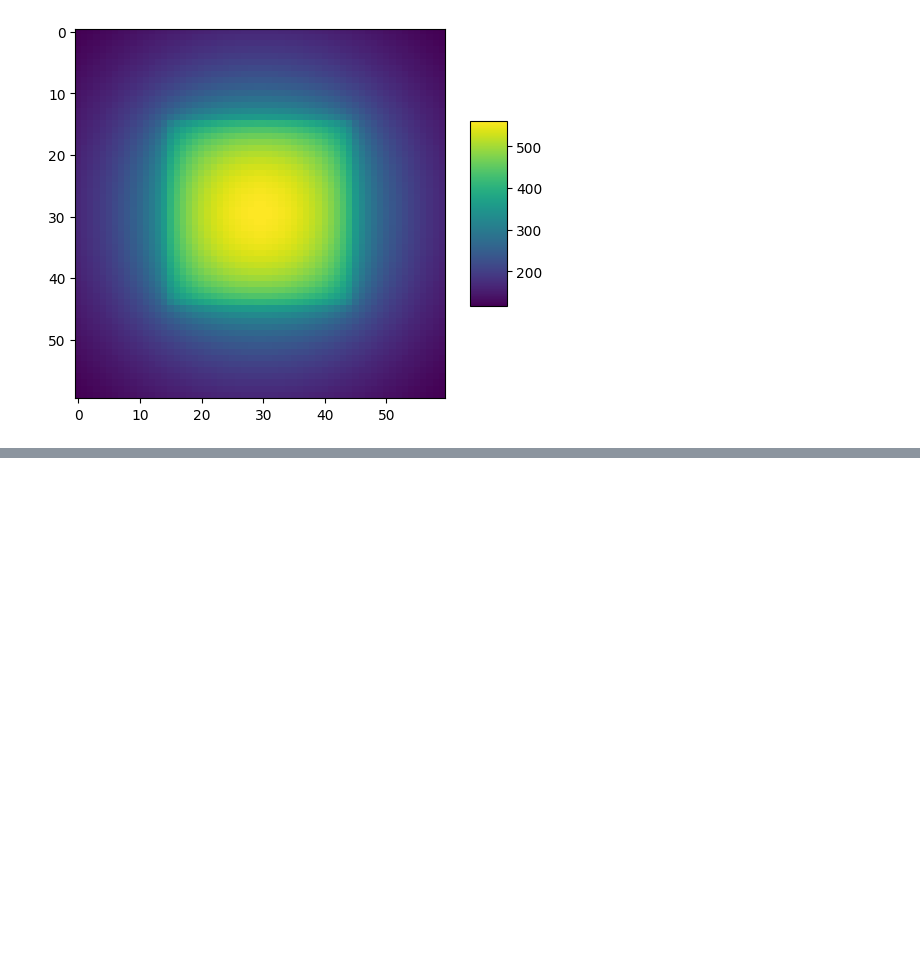
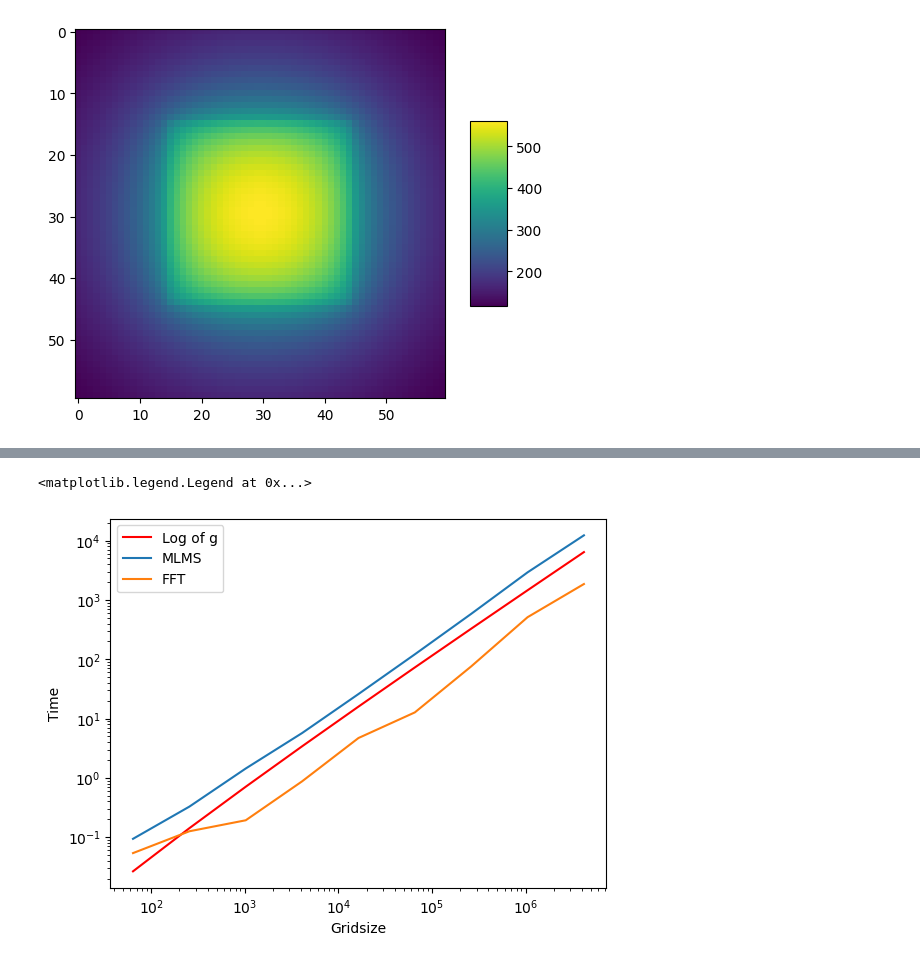
Before and after one commit to SickSmile1/naive-fft-mlms, a Jupyter notebook: results/plotResults.ipynb, the cells around one changed output, grey strips where cells are left out. Saved outputs shown, nothing was run; the diff lists cells and outputs as text; code cells hidden in the pictures; blank space fills up the shorter version.

```diff
--- a/results/plotResults.ipynb
+++ b/results/plotResults.ipynb
@@ -105,0 +130,17 @@ plt.plot(t, t_min4, t, t_max4, t, t_mean4, color='yellow')
+# %%
+mlms = np.array([0.094, 0.328,1.44,5.7,25.9,121,582,2913,12261])
+fft = np.array([0.054,0.126,0.193,0.875,4.7,12.7,75.7,511,1852])
+g = np.array([8,16,32,64,128,256,512,1024,2048])
+g = g**2
+
+
+plt.plot(g,g*np.log(g)*1e-4, color="red")
+plt.yscale("log")
+plt.xscale("log")
+plt.ylabel("Time")
+plt.xlabel("Gridsize")
+plt.plot(g,mlms,g,fft)
+plt.legend(["Log of g","MLMS","FFT"])
+# %% [output]
+<matplotlib.legend.Legend at 0x...>
+[figure, added]
```
Also changed, not shown: parts of 3 cells of this notebook, 25 other files.
